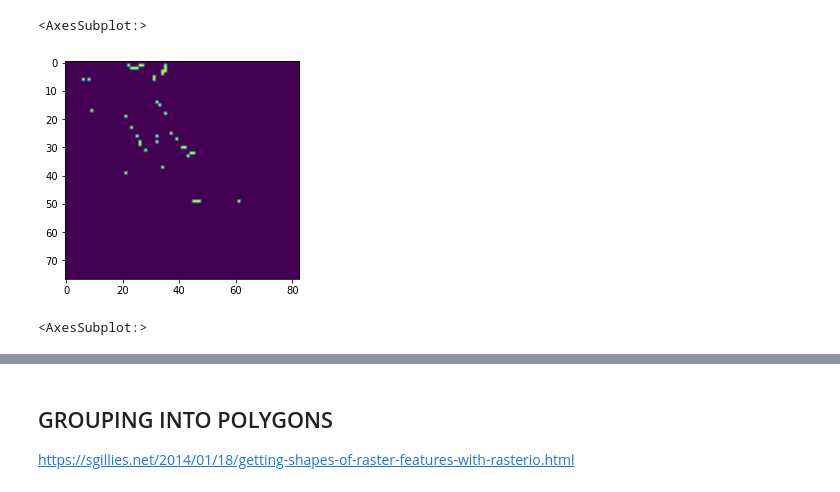
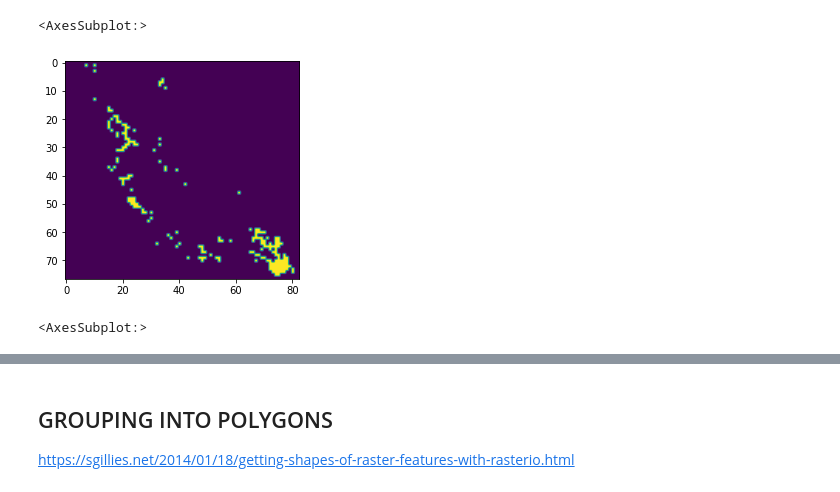
Before and after one commit to carmengg/CA_combinatorial_ecosystems, a Jupyter notebook: python_scripts/outlining_regions_from_raster.ipynb, the cells around one changed output, grey strips where cells are left out. Saved outputs shown, nothing was run; the diff lists cells and outputs as text; code cells hidden in the pictures.

```diff
--- a/python_scripts/outlining_regions_from_raster.ipynb
+++ b/python_scripts/outlining_regions_from_raster.ipynb
@@ -56,13 +56,13 @@ show(arid19)
 [figure]
 <AxesSubplot:>
 # %%
-more_arid = arid19.read(1)-arid8.read(1)
+more_arid = arid8.read(1) -  arid19.read(1)
 more_arid = np.where(more_arid<1,0,more_arid)
 more_arid = np.where(more_arid>0,1,more_arid)
 show(more_arid)
 #np.unique(more_arid)
 # %% [output]
-[figure, old version]
+[figure, new version]
 <AxesSubplot:>
 # %%
 for i in range(1,8):
```
Also changed, not shown: parts of 32 cells of this notebook.
